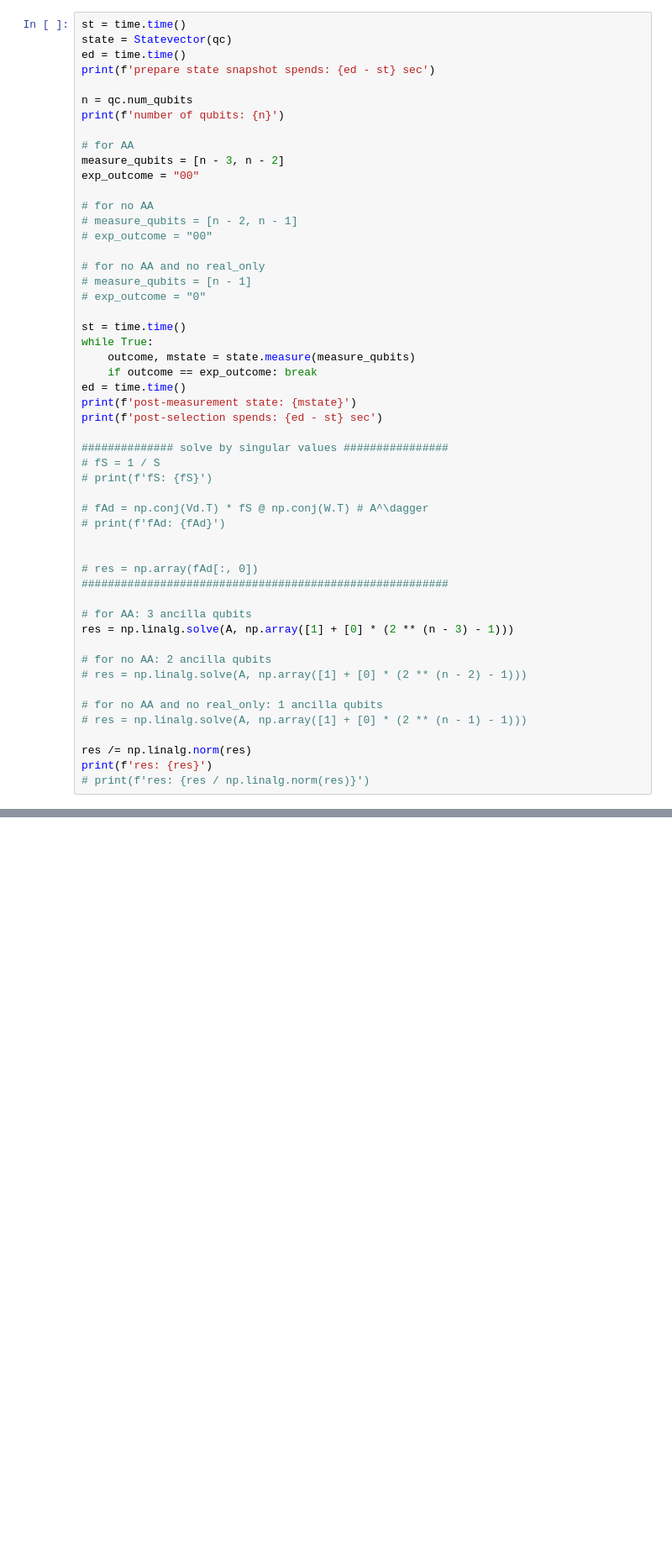
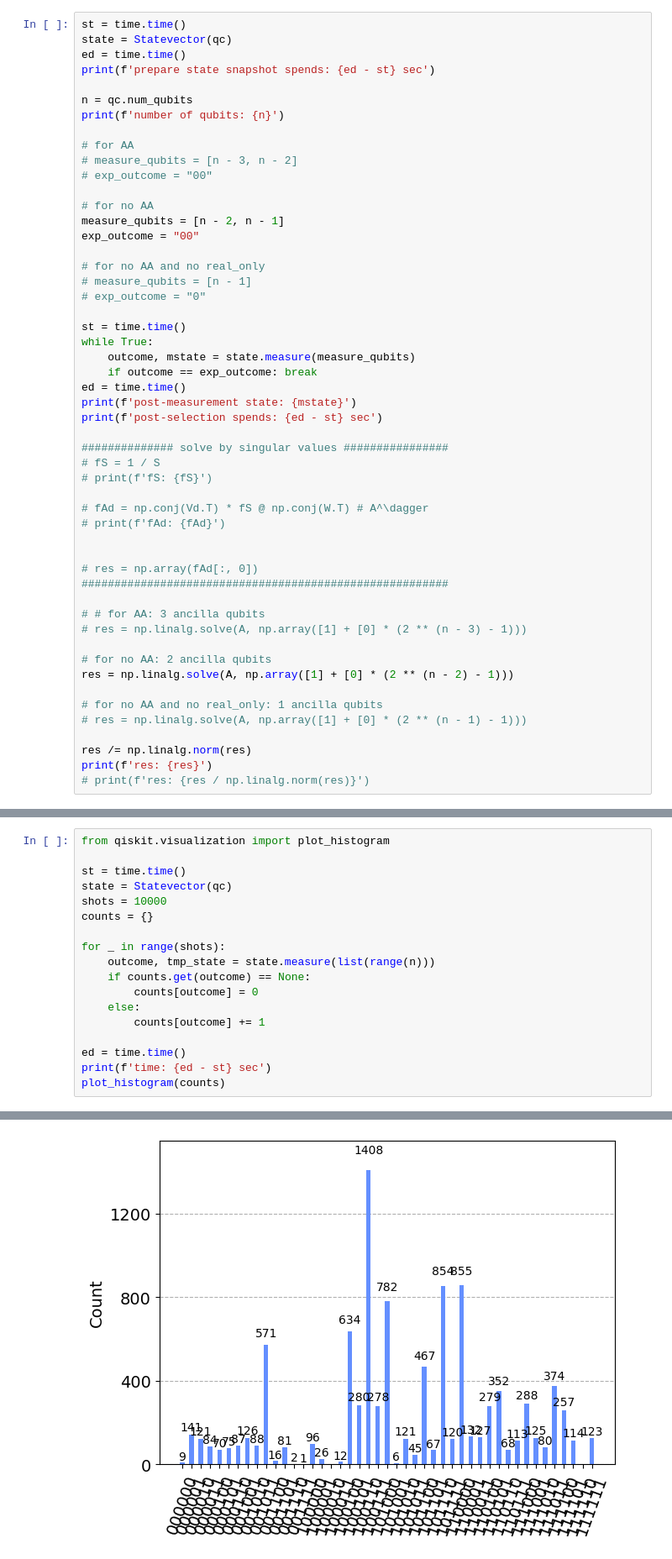
Before and after one commit to lbwei1016/QSVT-implementation, a Jupyter notebook: qsvt-linear-solver-experiment.ipynb, the cells around one changed output, grey strips where cells are left out. Shown: that part at 84% size. Drawn from its saved outputs; the diff is of its cells as text; blank space fills up the shorter version.

```diff
--- a/qsvt-linear-solver-experiment.ipynb
+++ b/qsvt-linear-solver-experiment.ipynb
@@ -130,12 +144,12 @@ n = qc.num_qubits
 print(f'number of qubits: {n}')
 
 # for AA
-measure_qubits = [n - 3, n - 2]
-exp_outcome = "00"
+# measure_qubits = [n - 3, n - 2]
+# exp_outcome = "00"
 
 # for no AA
-# measure_qubits = [n - 2, n - 1]
-# exp_outcome = "00"
+measure_qubits = [n - 2, n - 1]
+exp_outcome = "00"
 
 # for no AA and no real_only
 # measure_qubits = [n - 1]
@@ -160,11 +174,11 @@ print(f'post-selection spends: {ed - st} sec')
 # res = np.array(fAd[:, 0])
 ########################################################
 
-# for AA: 3 ancilla qubits
-res = np.linalg.solve(A, np.array([1] + [0] * (2 ** (n - 3) - 1)))
+# # for AA: 3 ancilla qubits
+# res = np.linalg.solve(A, np.array([1] + [0] * (2 ** (n - 3) - 1)))
 
 # for no AA: 2 ancilla qubits
-# res = np.linalg.solve(A, np.array([1] + [0] * (2 ** (n - 2) - 1)))
+res = np.linalg.solve(A, np.array([1] + [0] * (2 ** (n - 2) - 1)))
 
 # for no AA and no real_only: 1 ancilla qubits
 # res = np.linalg.solve(A, np.array([1] + [0] * (2 ** (n - 1) - 1)))
@@ -206,0 +231,19 @@ total_variation (exact): 0.023513327558174563
+# %%
+from qiskit.visualization import plot_histogram
+
+st = time.time()
+state = Statevector(qc)
+shots = 10000
+counts = {}
+
+for _ in range(shots):
+    outcome, tmp_state = state.measure(list(range(n)))
+    if counts.get(outcome) == None:
+        counts[outcome] = 0
+    else:
+        counts[outcome] += 1
+
+ed = time.time()
+print(f'time: {ed - st} sec')
+plot_histogram(counts)
+# %% [output]
@@ -207,3 +251,4 @@ total_variation (exact): 0.023513327558174563
+[figure, added]
 # %%
 from qiskit import transpile
 from qiskit_aer import AerSimulator
```
Also changed, not shown: parts of 10 cells of this notebook, 3 other files.
